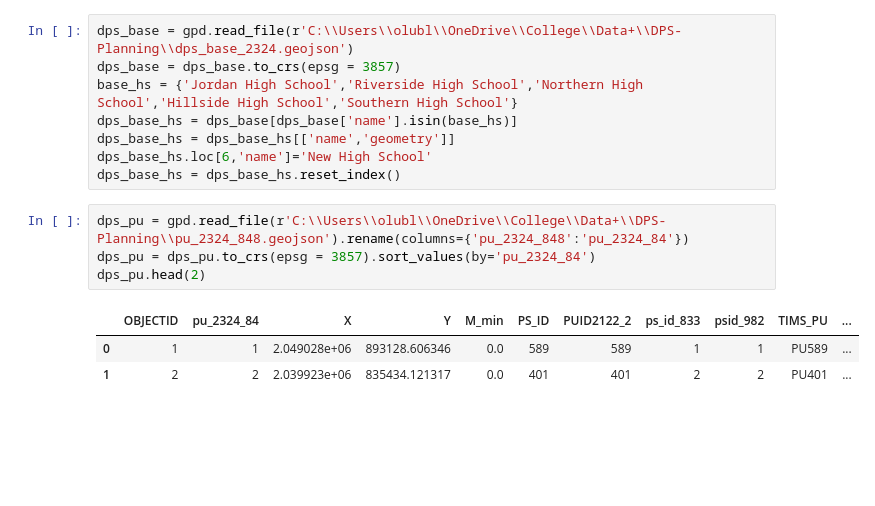
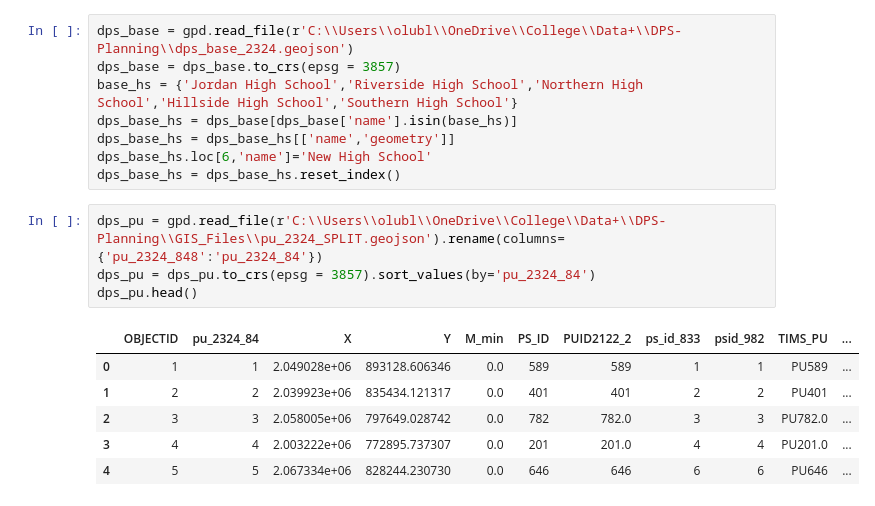
Before and after one commit to olublin/DPS-Planning, a Jupyter notebook: heuristic_model.ipynb, the cells around one changed output. Drawn from its saved outputs; the diff is of its cells as text; blank space fills up the shorter version.

```diff
--- a/heuristic_model.ipynb
+++ b/heuristic_model.ipynb
@@ -19,13 +19,16 @@ dps_base_hs = dps_base_hs[['name','geometry']]
 dps_base_hs.loc[6,'name']='New High School'
 dps_base_hs = dps_base_hs.reset_index()
 # %%
-dps_pu = gpd.read_file(r'C:\\Users\\olubl\\OneDrive\\College\\Data+\\DPS-Planning\\pu_2324_848.geojson').rename(columns={'pu_2324_848':'pu_2324_84'})
+dps_pu = gpd.read_file(r'C:\\Users\\olubl\\OneDrive\\College\\Data+\\DPS-Planning\\GIS_Files\\pu_2324_SPLIT.geojson').rename(columns={'pu_2324_848':'pu_2324_84'})
 dps_pu = dps_pu.to_crs(epsg = 3857).sort_values(by='pu_2324_84')
-dps_pu.head(2)
+dps_pu.head()
 # %% [output]
 |  | OBJECTID | pu_2324_84 | X | Y | M_min | PS_ID | PUID2122_2 | ps_id_833 | psid_982 | TIMS_PU | ... |
 | 0 | 1 | 1 | 2.049028e+06 | 893128.606346 | 0.0 | 589 | 589 | 1 | 1 | PU589 | ... |
 | 1 | 2 | 2 | 2.039923e+06 | 835434.121317 | 0.0 | 401 | 401 | 2 | 2 | PU401 | ... |
+| 2 | 3 | 3 | 2.058005e+06 | 797649.028742 | 0.0 | 782 | 782.0 | 3 | 3 | PU782.0 | ... |
+| 3 | 4 | 4 | 2.003222e+06 | 772895.737307 | 0.0 | 201 | 201.0 | 4 | 4 | PU201.0 | ... |
+| 4 | 5 | 5 | 2.067334e+06 | 828244.230730 | 0.0 | 646 | 646 | 6 | 6 | PU646 | ... |
 # %%
 def score_candidate(candidate):
     school_names = ['Southern High School','Hillside High School','Northern High School','Riverside High School','Jordan High School','New High School']
```
Also changed, not shown: parts of 9 cells of this notebook.
